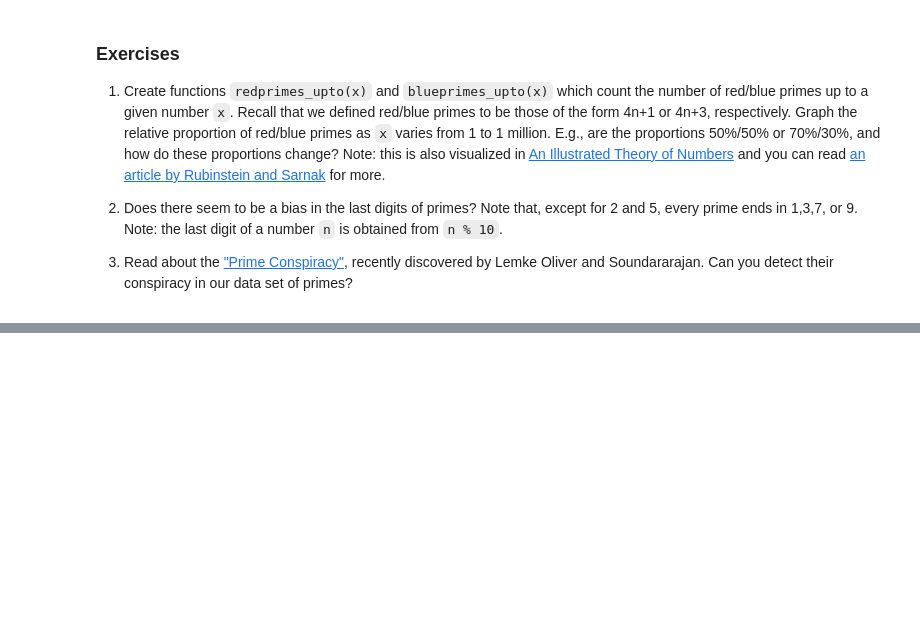
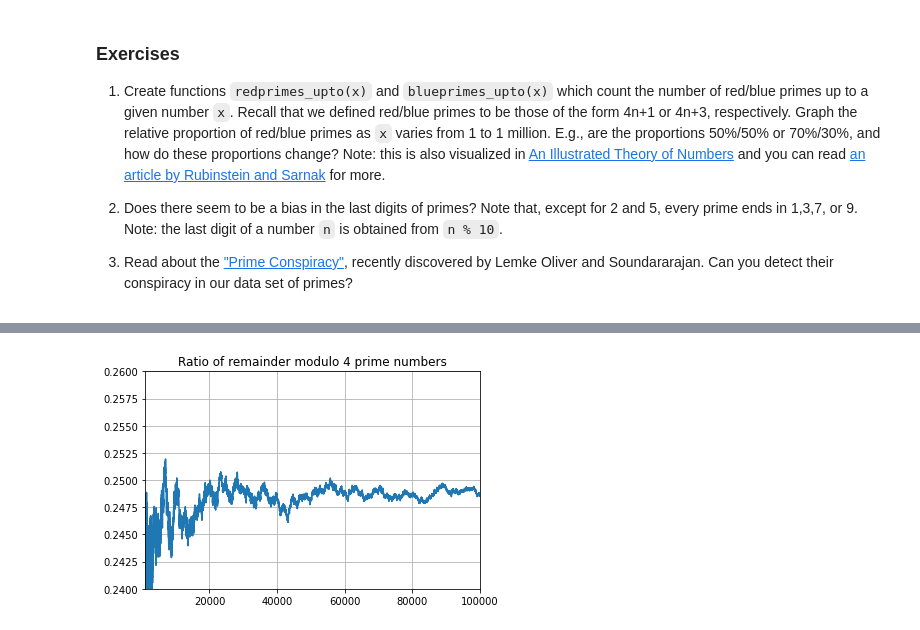
Before and after one commit to jdvallad/Math-152, a Jupyter notebook: P4M_Notebook_3.ipynb, the cells around one changed output, grey strips where cells are left out. Cells and saved outputs as stored; diff of their text form; code cells hidden in the pictures; blank space fills up the shorter version.

```diff
--- a/P4M_Notebook_3.ipynb
+++ b/P4M_Notebook_3.ipynb
@@ -1117,0 +1122,35 @@ plt.show()
+# %%
+# Problem 2
+# We will count up our 4 different last digits and graph them as proportions.
+one_count = [0]
+three_count = [0]
+seven_count = [0]
+nine_count = [0]
+total_count = [0]
+prime_list = isprime_list(100000)
+input = list(range(len(prime_list)))
+for i in range(1,len(prime_list)):
+    one_count.append(one_count[-1])
+    three_count.append(three_count[-1])
+    seven_count.append(three_count[-1])
+    nine_count.append(nine_count[-1])
+    total_count.append(total_count[-1])
+    if prime_list[i]:
+        total_count[-1] += 1
+        if i % 10 == 1:
+            one_count[-1] += 1
+        elif i%10 == 3:
+            three_count[-1] += 1
+        elif i%10 == 7:
+            seven_count[-1] += 1
+        elif i%10 == 9:
+            nine_count[-1] += 1
+%matplotlib inline
+plt.ylim(.24,.26)
+plt.xlim(1000,len(input))
+plt.plot(input[2:],[one_count[i] / total_count[i] for i in range(2,len(input))])  # Should get closer to 1.
+plt.title('Ratio of remainder modulo 4 prime numbers')
+plt.grid(True)
+plt.show()
+# %% [output]
+[figure, added]
```
Also changed, not shown: parts of 12 cells of this notebook.
